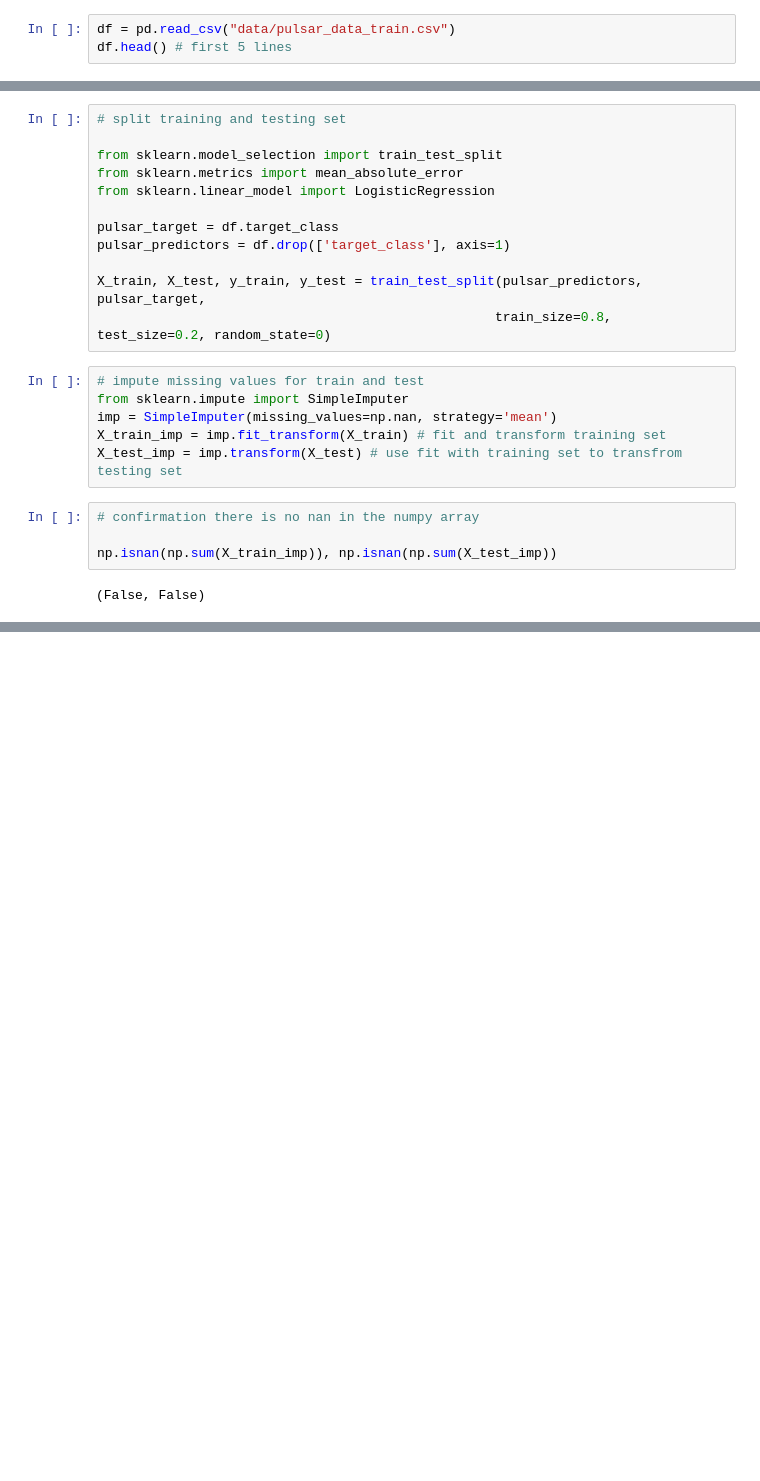
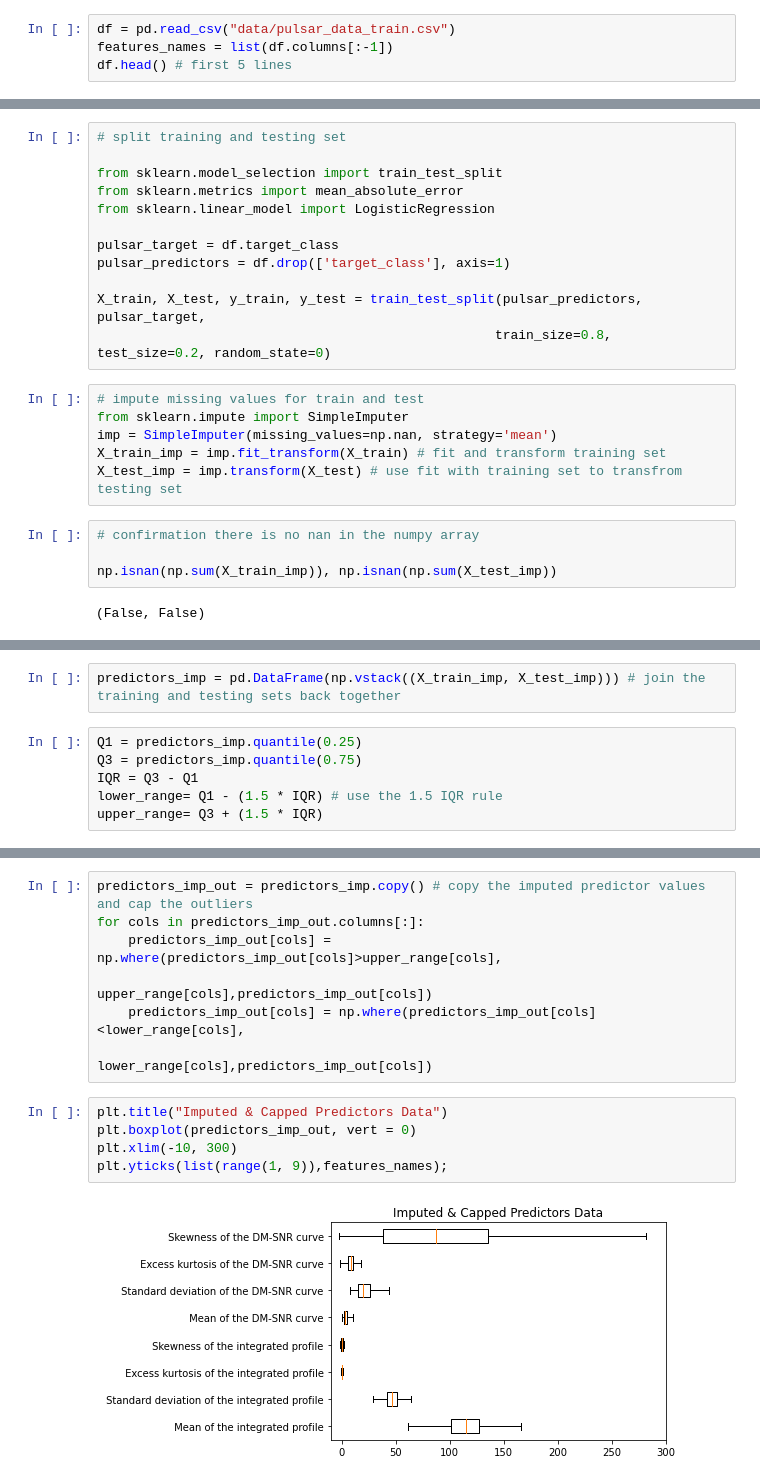
Before and after one commit to yliang412/HJ-Predicting-Pulsar-Star, a Jupyter notebook: EDA.ipynb, the cells around one changed output, grey strips where cells are left out. Cells and saved outputs as stored; diff of their text form; blank space fills up the shorter version.

Commit message:
Outlier & Readme
Added outlier classification & capping to the pre-modeling EDA;
Updated the readme to include a goal for the project.

```diff
--- a/EDA.ipynb
+++ b/EDA.ipynb
@@ -7,6 +9,7 @@ import numpy as np
 import matplotlib.pyplot as plt
 # %%
 df = pd.read_csv("data/pulsar_data_train.csv")
+features_names = list(df.columns[:-1])
 df.head() # first 5 lines
 # %% [output]
 |  | Mean of the integrated profile | Standard deviation of the integra... | Excess kurtosis of the integrated... | Skewness of the integrated profile | ... |
@@ -66,0 +74,8 @@ np.isnan(np.sum(X_train_imp)), np.isnan(np.sum(X_test_imp))
+# %%
+predictors_imp = pd.DataFrame(np.vstack((X_train_imp, X_test_imp))) # join the training and testing sets back together
+# %%
+Q1 = predictors_imp.quantile(0.25)
+Q3 = predictors_imp.quantile(0.75)
+IQR = Q3 - Q1
+lower_range= Q1 - (1.5 * IQR) # use the 1.5 IQR rule
+upper_range= Q3 + (1.5 * IQR)
@@ -66,0 +96,14 @@ np.isnan(np.sum(X_train_imp)), np.isnan(np.sum(X_test_imp))
+# %%
+predictors_imp_out = predictors_imp.copy() # copy the imputed predictor values and cap the outliers
+for cols in predictors_imp_out.columns[:]:
+    predictors_imp_out[cols] = np.where(predictors_imp_out[cols]>upper_range[cols],
+                                      upper_range[cols],predictors_imp_out[cols])
+    predictors_imp_out[cols] = np.where(predictors_imp_out[cols]<lower_range[cols],
+                                      lower_range[cols],predictors_imp_out[cols])
+# %%
+plt.title("Imputed & Capped Predictors Data")
+plt.boxplot(predictors_imp_out, vert = 0)
+plt.xlim(-10, 300)
+plt.yticks(list(range(1, 9)),features_names);
+# %% [output]
+[figure, added]
```
Also changed, not shown: parts of 6 cells of this notebook, 1 other file.
